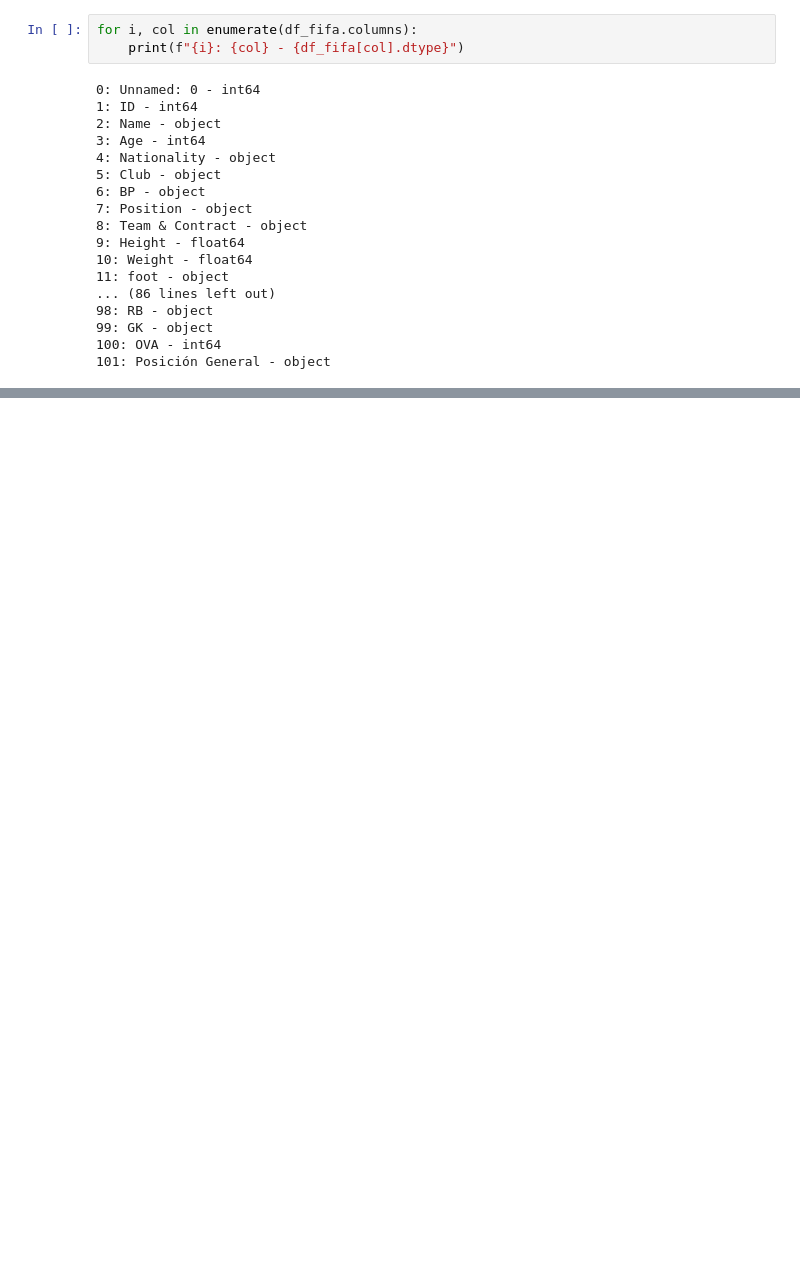
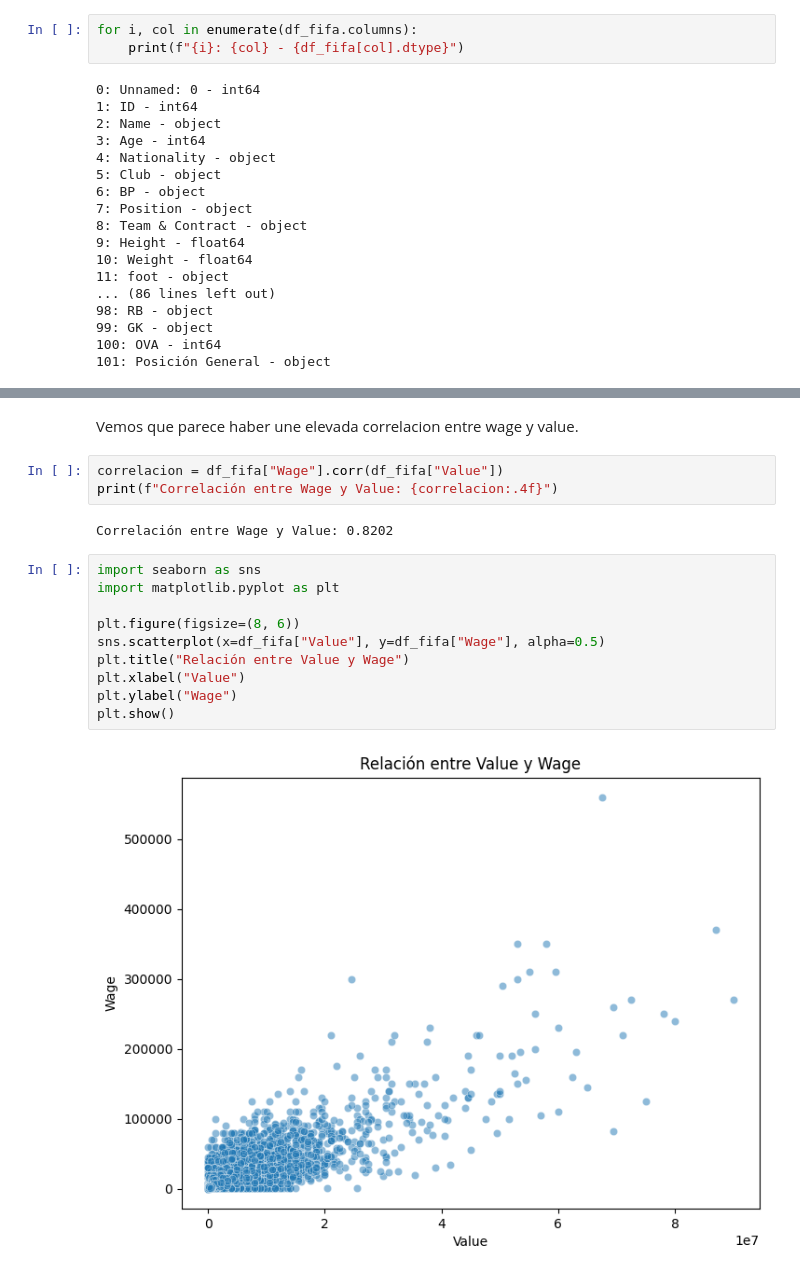
Before and after one commit to javigs712/ironhack-bootcamp, a Jupyter notebook: 1.- Python y DataFrames/Ejercicios_fifa_Limpieza_analisis_datos-JAVIER.ipynb, the cells around one changed output, grey strips where cells are left out. Saved outputs shown, nothing was run; the diff lists cells and outputs as text; blank space fills up the shorter version.

Commit message:
Entrega

```diff
--- a/1.- Python y DataFrames/Ejercicios_fifa_Limpieza_analisis_datos-JAVIER.ipynb
+++ b/1.- Python y DataFrames/Ejercicios_fifa_Limpieza_analisis_datos-JAVIER.ipynb
@@ -485,0 +555,19 @@ for i, col in enumerate(df_fifa.columns):
+# %% [markdown]
+Vemos que parece haber une elevada correlacion entre wage y value.
+# %%
+correlacion = df_fifa["Wage"].corr(df_fifa["Value"])
+print(f"Correlación entre Wage y Value: {correlacion:.4f}")
+# %% [output]
+Correlación entre Wage y Value: 0.8202
+# %%
+import seaborn as sns
+import matplotlib.pyplot as plt
+
+plt.figure(figsize=(8, 6))
+sns.scatterplot(x=df_fifa["Value"], y=df_fifa["Wage"], alpha=0.5)
+plt.title("Relación entre Value y Wage")
+plt.xlabel("Value")
+plt.ylabel("Wage")
+plt.show()
+# %% [output]
+[figure, added]
```
Also changed, not shown: parts of 28 cells of this notebook.
